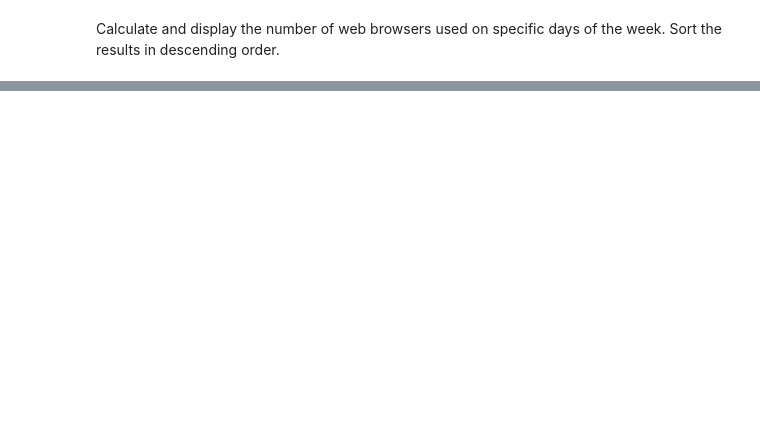
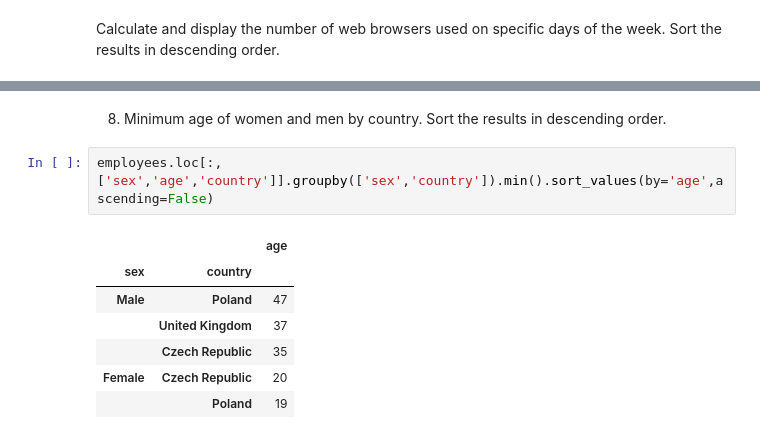
Before and after one commit to andmaziarz/pvd, a Jupyter notebook: Data Processing/data-grouping.ipynb, the cells around one changed output, grey strips where cells are left out. Drawn from its saved outputs; the diff is of its cells as text; blank space fills up the shorter version.

```diff
--- a/Data Processing/data-grouping.ipynb
+++ b/Data Processing/data-grouping.ipynb
@@ -61,0 +164,12 @@ The 'employees.csv' file contains data of employees of one of the IT companies.
+# %% [markdown]
+8. Minimum age of women and men by country. Sort the results in descending order.
+# %%
+employees.loc[:,['sex','age','country']].groupby(['sex','country']).min().sort_values(by='age',ascending=False)
+# %% [output]
+|  |  | age |
+| sex | country |  |
+| Male | Poland | 47 |
+|  | United Kingdom | 37 |
+|  | Czech Republic | 35 |
+| Female | Czech Republic | 20 |
+|  | Poland | 19 |
```
Also changed, not shown: parts of 26 cells of this notebook, 19 other files.
